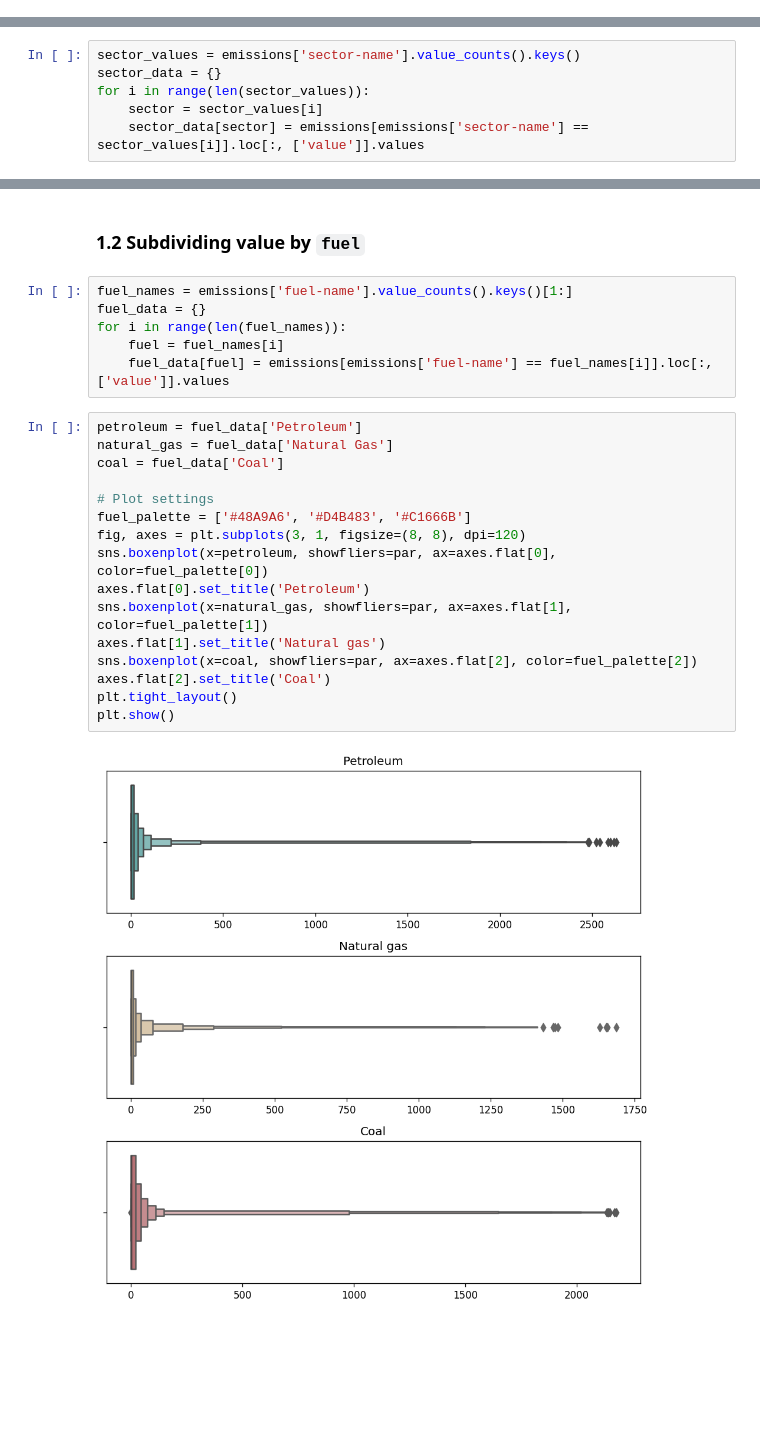
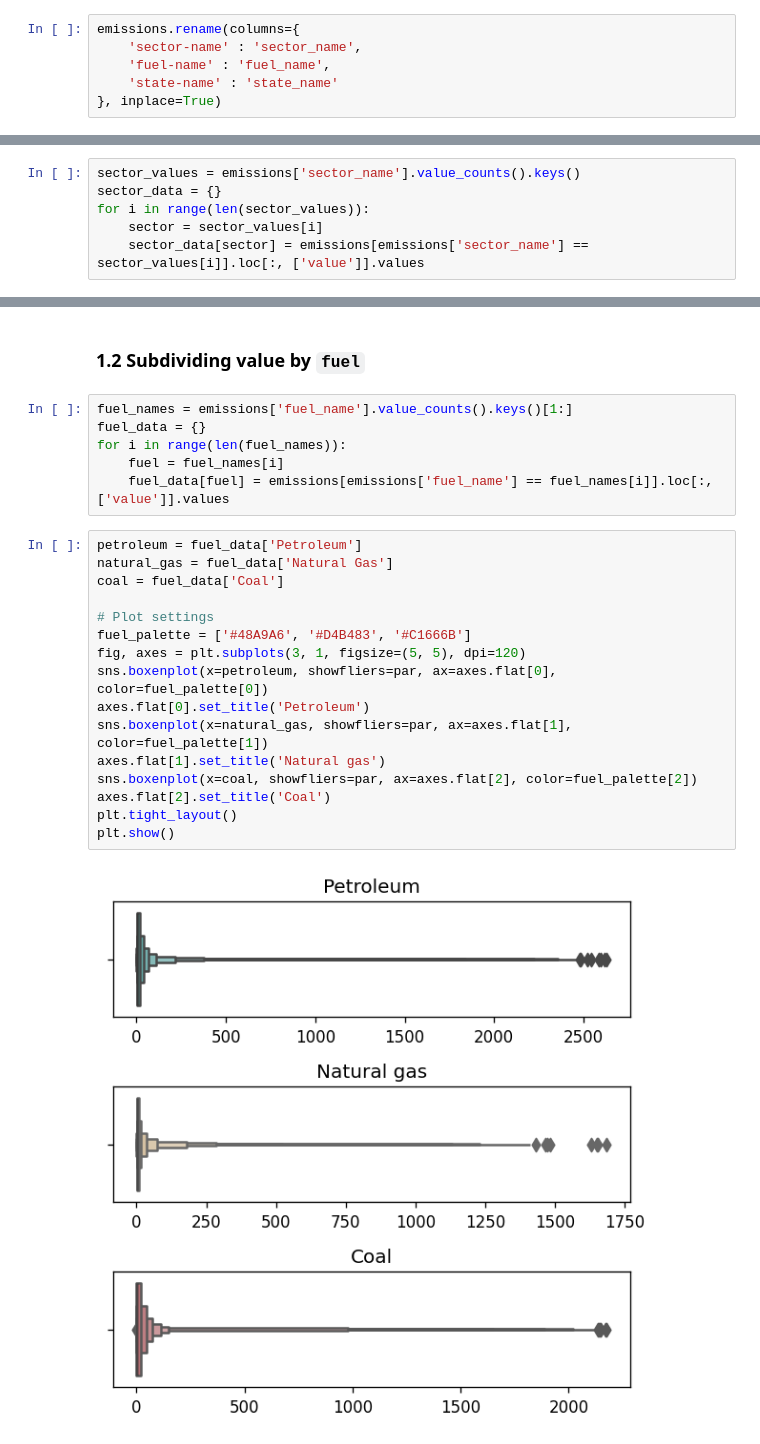
Before and after one commit to marlon-cooh/sklearn, a Jupyter notebook: emissions.ipynb, the cells around one changed output, grey strips where cells are left out. Saved outputs shown, nothing was run; the diff lists cells and outputs as text; blank space fills up the shorter version.

```diff
--- a/emissions.ipynb
+++ b/emissions.ipynb
@@ -35,6 +36,12 @@ emissions.tail()
 | 59898 | 2021 | Wyoming | Residential carbon dioxide emissions | Natural Gas | 0.717777 |
 | 59899 | 2021 | Wyoming | Residential carbon dioxide emissions | Petroleum | 0.220212 |
 | 59900 | 2021 | Wyoming | Total carbon dioxide emissions fr... | Petroleum | 10.198574 |
+# %%
+emissions.rename(columns={
+    'sector-name' : 'sector_name',
+    'fuel-name' : 'fuel_name',
+    'state-name' : 'state_name'
+}, inplace=True)
 # %%
 print(emissions.size, emissions.shape)
 # %% [output]
@@ -111,11 +120,11 @@ plt.show()
 # %% [markdown]
 ### 1.1 Subdividing value by `sector`
 # %%
-sector_values = emissions['sector-name'].value_counts().keys()
+sector_values = emissions['sector_name'].value_counts().keys()
 sector_data = {}
 for i in range(len(sector_values)):
     sector = sector_values[i]
-    sector_data[sector] = emissions[emissions['sector-name'] == sector_values[i]].loc[:, ['value']].values
+    sector_data[sector] = emissions[emissions['sector_name'] == sector_values[i]].loc[:, ['value']].values
 # %%
 # By sector
 all_sectors = sector_data['Total carbon dioxide emissions from all sectors']
@@ -149,26 +158,26 @@ plt.show()
 # %% [markdown]
 ### 1.2 Subdividing value by `fuel`
 # %%
-fuel_names = emissions['fuel-name'].value_counts().keys()[1:]
+fuel_names = emissions['fuel_name'].value_counts().keys()[1:]
 fuel_data = {}
 for i in range(len(fuel_names)):
     fuel = fuel_names[i]
-    fuel_data[fuel] = emissions[emissions['fuel-name'] == fuel_names[i]].loc[:, ['value']].values
+    fuel_data[fuel] = emissions[emissions['fuel_name'] == fuel_names[i]].loc[:, ['value']].values
 # %%
 petroleum = fuel_data['Petroleum']
 natural_gas = fuel_data['Natural Gas']
 coal = fuel_data['Coal']
 
 # Plot settings
 fuel_palette = ['#48A9A6', '#D4B483', '#C1666B']
-fig, axes = plt.subplots(3, 1, figsize=(8, 8), dpi=120)
+fig, axes = plt.subplots(3, 1, figsize=(5, 5), dpi=120)
 sns.boxenplot(x=petroleum, showfliers=par, ax=axes.flat[0], color=fuel_palette[0])
 axes.flat[0].set_title('Petroleum')
 sns.boxenplot(x=natural_gas, showfliers=par, ax=axes.flat[1], color=fuel_palette[1])
 axes.flat[1].set_title('Natural gas')
 sns.boxenplot(x=coal, showfliers=par, ax=axes.flat[2], color=fuel_palette[2])
 axes.flat[2].set_title('Coal')
 plt.tight_layout()
 plt.show()
 # %% [output]
-[figure, old version]
+[figure, new version]
```
Also changed, not shown: parts of 15 cells of this notebook.
